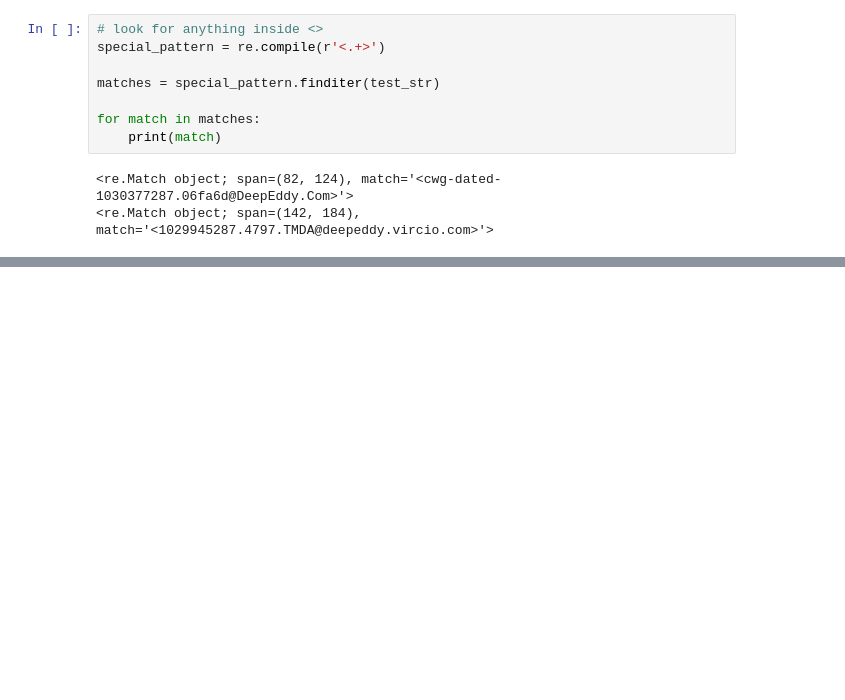
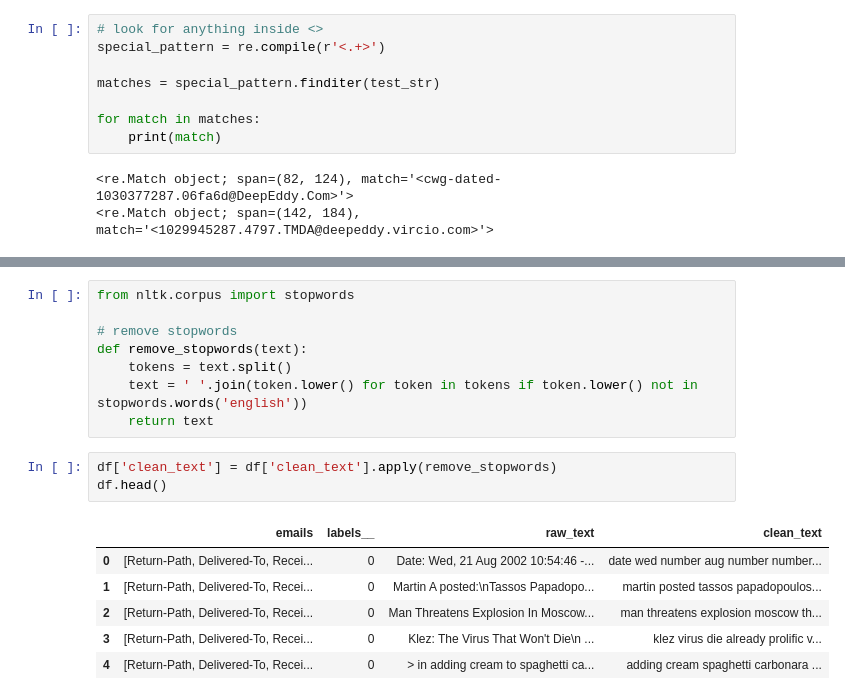
Before and after one commit to knolasco/Intro_to_ML_Course, a Jupyter notebook: Module2/SpamOrHam.ipynb, the cells around one changed output, grey strips where cells are left out. Saved outputs shown, nothing was run; the diff lists cells and outputs as text; blank space fills up the shorter version.

```diff
--- a/Module2/SpamOrHam.ipynb
+++ b/Module2/SpamOrHam.ipynb
@@ -177,0 +294,18 @@ for match in matches:
+# %%
+from nltk.corpus import stopwords
+
+# remove stopwords
+def remove_stopwords(text):
+    tokens = text.split()
+    text = ' '.join(token.lower() for token in tokens if token.lower() not in stopwords.words('english'))
+    return text
+# %%
+df['clean_text'] = df['clean_text'].apply(remove_stopwords)
+df.head()
+# %% [output]
+|  | emails | labels__ | raw_text | clean_text |
+| 0 | [Return-Path, Delivered-To, Recei... | 0 | Date: Wed, 21 Aug 2002 10:54:46 -... | date wed number aug number number... |
+| 1 | [Return-Path, Delivered-To, Recei... | 0 | Martin A posted:\nTassos Papadopo... | martin posted tassos papadopoulos... |
+| 2 | [Return-Path, Delivered-To, Recei... | 0 | Man Threatens Explosion In Moscow... | man threatens explosion moscow th... |
+| 3 | [Return-Path, Delivered-To, Recei... | 0 | Klez: The Virus That Won't Die\n ... | klez virus die already prolific v... |
+| 4 | [Return-Path, Delivered-To, Recei... | 0 | > in adding cream to spaghetti ca... | adding cream spaghetti carbonara ... |
```
Also changed, not shown: parts of 33 cells of this notebook.
